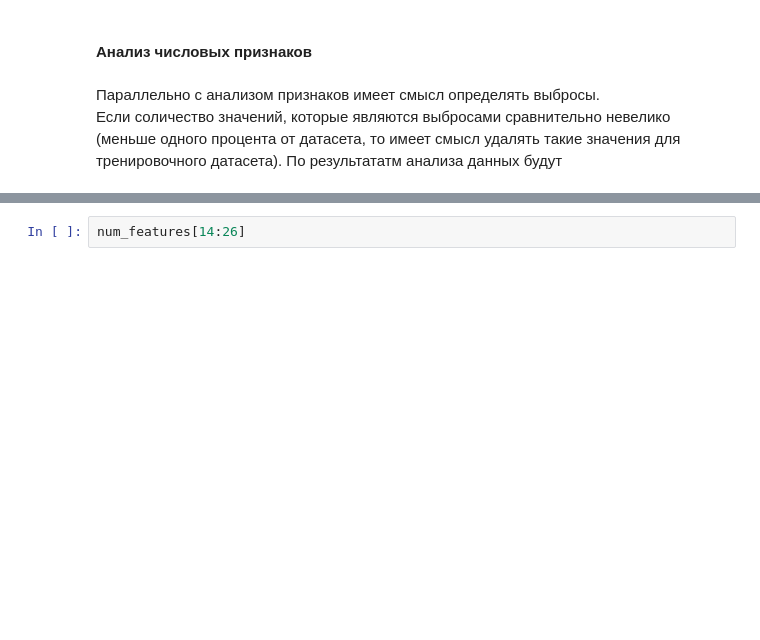
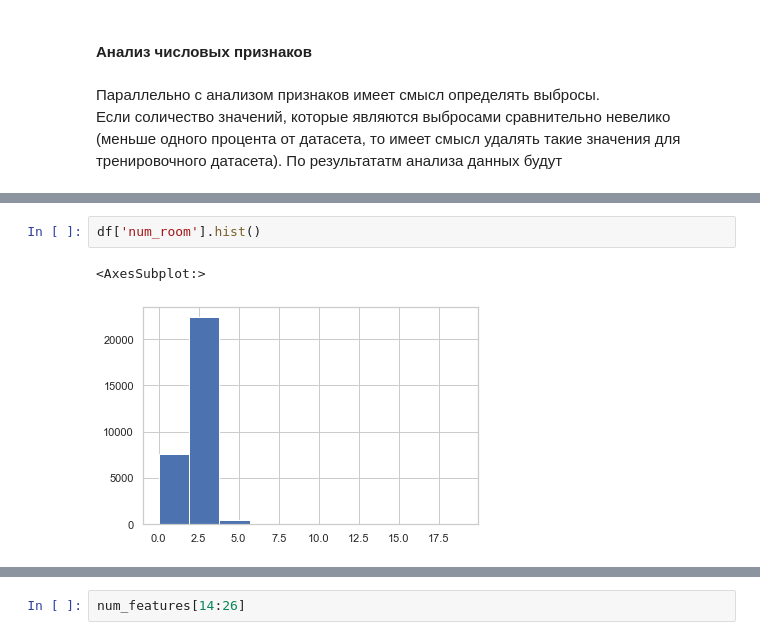
Before and after one commit to fandom170/GB_Final, a Jupyter notebook: Sberbank_estate_model.ipynb, the cells around one changed output, grey strips where cells are left out. Cells and saved outputs as stored; diff of their text form; blank space fills up the shorter version.

```diff
--- a/Sberbank_estate_model.ipynb
+++ b/Sberbank_estate_model.ipynb
@@ -187,0 +241,5 @@ sns.boxplot(ax=axes[2, 3], data=df, x='green_zone_part')
+# %%
+df['num_room'].hist()
+# %% [output]
+<AxesSubplot:>
+[figure, added]
```
Also changed, not shown: parts of 43 cells of this notebook, 3 other files.
